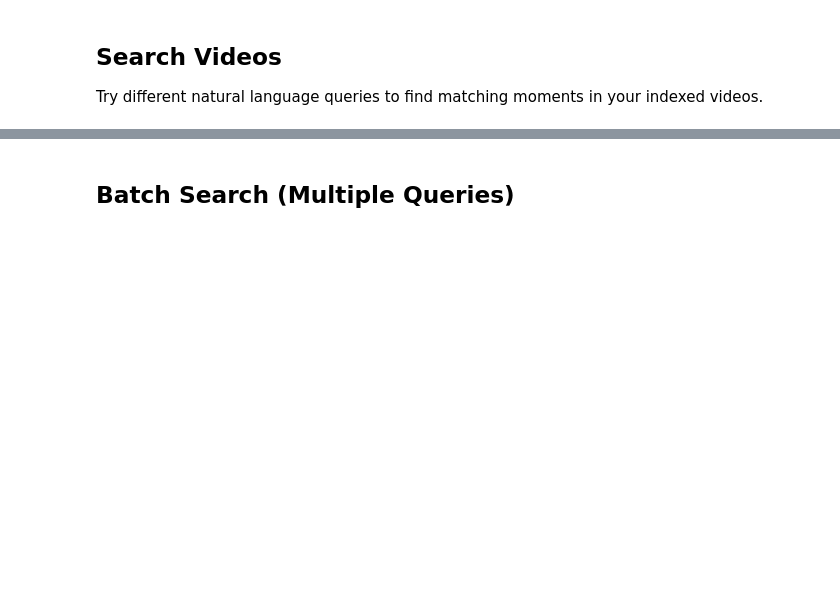
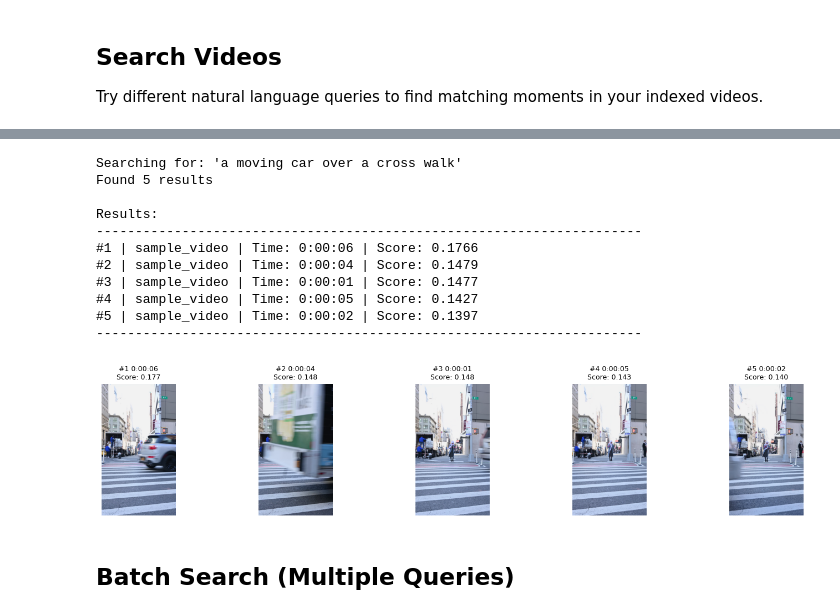
Before and after one commit to kira-1011/video-semantic-search, a Jupyter notebook: main.ipynb, the cells around one changed output, grey strips where cells are left out. Saved outputs shown, nothing was run; the diff lists cells and outputs as text; code cells hidden in the pictures; blank space fills up the shorter version.

```diff
--- a/main.ipynb
+++ b/main.ipynb
@@ -605,9 +627,22 @@ display_search_results(results)
 # %%
 # Try another query
-query = "outdoor scene with nature"
+query = "a moving car over a cross walk"
 
 results = search(query, top_k=5)
 display_search_results(results)
+# %% [output]
+Searching for: 'a moving car over a cross walk'
+Found 5 results
+
+Results:
+----------------------------------------------------------------------
+#1 | sample_video | Time: 0:00:06 | Score: 0.1766
+#2 | sample_video | Time: 0:00:04 | Score: 0.1479
+#3 | sample_video | Time: 0:00:01 | Score: 0.1477
+#4 | sample_video | Time: 0:00:05 | Score: 0.1427
+#5 | sample_video | Time: 0:00:02 | Score: 0.1397
+----------------------------------------------------------------------
+[figure, added]
 # %% [markdown]
 ## Batch Search (Multiple Queries)
 # %%
```
Also changed, not shown: parts of 11 cells of this notebook, 3 other files.
